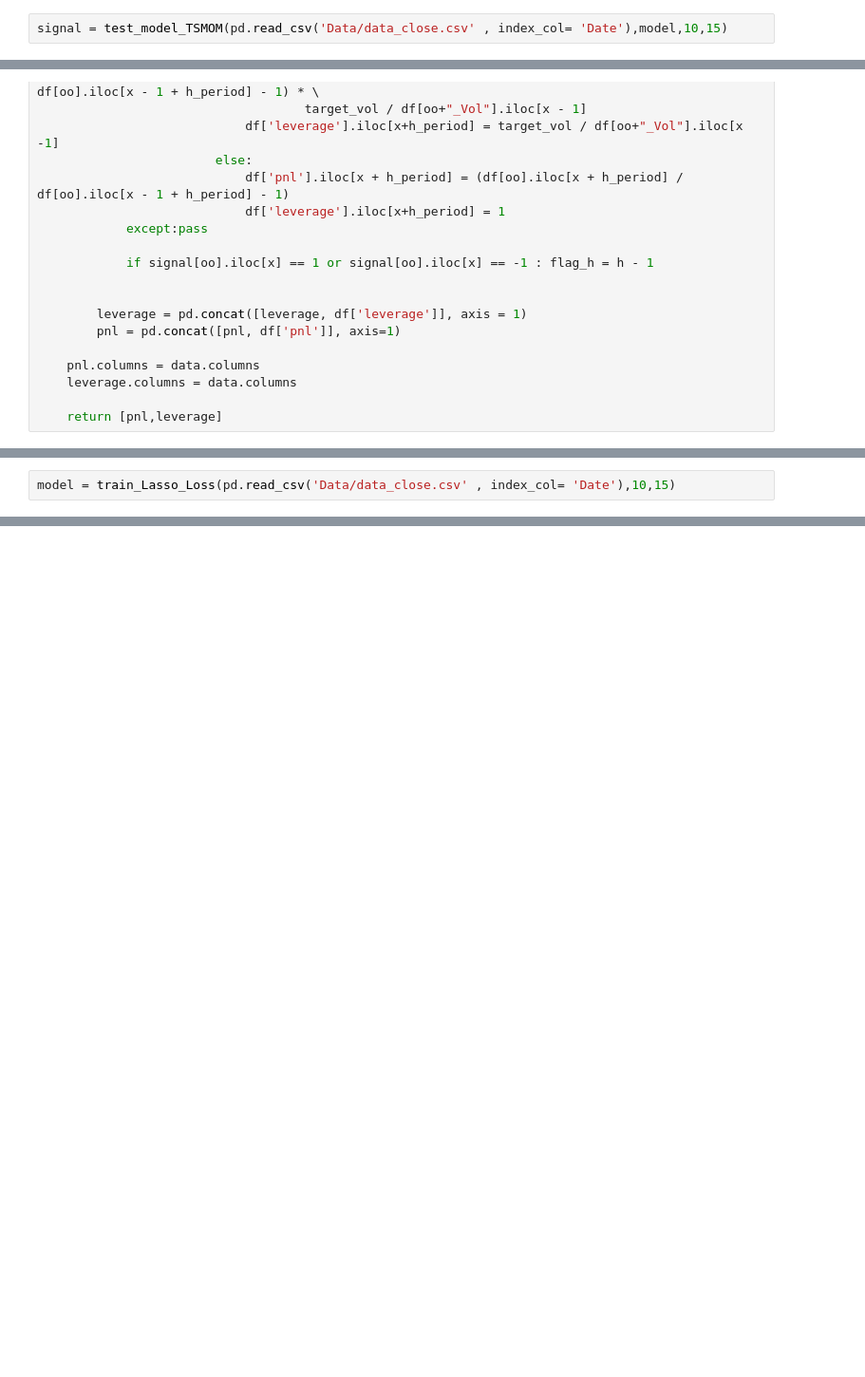
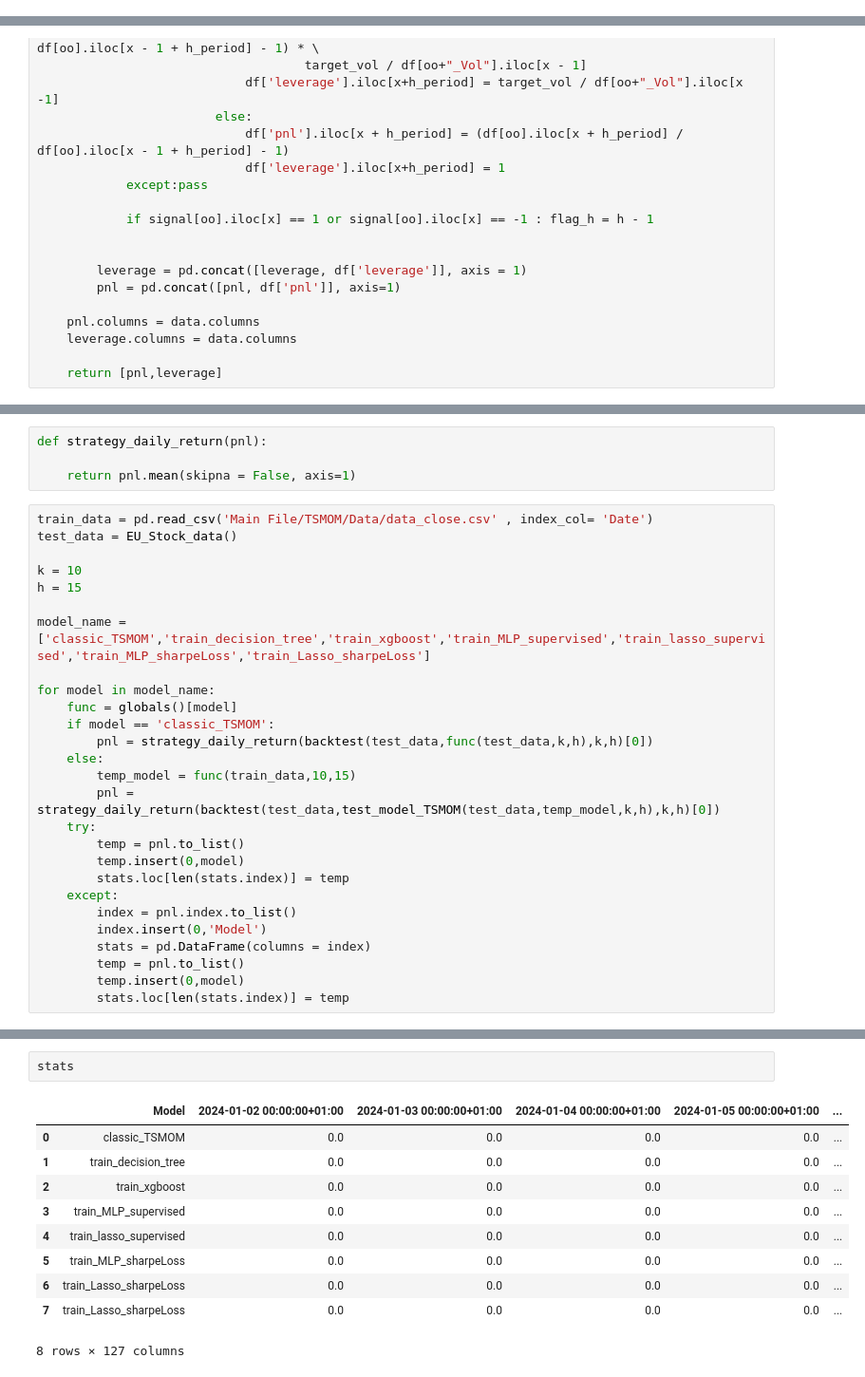
Before and after one commit to NotCodingWell/TSMOM, a Jupyter notebook: MLP_Lasso.ipynb, the cells around one changed output, grey strips where cells are left out. Shown: that part at 95% size. Saved outputs shown, nothing was run; the diff lists cells and outputs as text; blank space fills up the shorter version.

Commit message:
Adding models for comaprision

```diff
--- a/MLP_Lasso.ipynb
+++ b/MLP_Lasso.ipynb
@@ -179,5 +242,3 @@ def test_model_TSMOM(data, model,k,h):
 
 
     return signal
-# %%
-signal = test_model_TSMOM(pd.read_csv('Data/data_close.csv' , index_col= 'Date'),model,10,15)
@@ -363,2 +402,0 @@ def train_Lasso_Loss(data, k, h,lambda_val = .7):
-# %%
-model = train_Lasso_Loss(pd.read_csv('Data/data_close.csv' , index_col= 'Date'),10,15)
@@ -382,0 +403,31 @@ Epoch 100/100
+# %%
+def strategy_daily_return(pnl):
+
+    return pnl.mean(skipna = False, axis=1)
+# %%
+train_data = pd.read_csv('Main File/TSMOM/Data/data_close.csv' , index_col= 'Date')
+test_data = EU_Stock_data()
+
+k = 10
+h = 15
+
+model_name = ['classic_TSMOM','train_decision_tree','train_xgboost','train_MLP_supervised','train_lasso_supervised','train_MLP_sharpeLoss','train_Lasso_sharpeLoss']
+
+for model in model_name:
+    func = globals()[model]
+    if model == 'classic_TSMOM':
+        pnl = strategy_daily_return(backtest(test_data,func(test_data,k,h),k,h)[0])
+    else:
+        temp_model = func(train_data,10,15)
+        pnl = strategy_daily_return(backtest(test_data,test_model_TSMOM(test_data,temp_model,k,h),k,h)[0])
+    try:
+        temp = pnl.to_list()
+        temp.insert(0,model)
+        stats.loc[len(stats.index)] = temp
+    except:
+        index = pnl.index.to_list()
+        index.insert(0,'Model')
+        stats = pd.DataFrame(columns = index)
+        temp = pnl.to_list()
+        temp.insert(0,model)
+        stats.loc[len(stats.index)] = temp
@@ -382,0 +452,13 @@ Epoch 100/100
+# %%
+stats
+# %% [output]
+|  | Model | 2024-01-02 00:00:00+01:00 | 2024-01-03 00:00:00+01:00 | 2024-01-04 00:00:00+01:00 | 2024-01-05 00:00:00+01:00 | ... |
+| 0 | classic_TSMOM | 0.0 | 0.0 | 0.0 | 0.0 | ... |
+| 1 | train_decision_tree | 0.0 | 0.0 | 0.0 | 0.0 | ... |
+| 2 | train_xgboost | 0.0 | 0.0 | 0.0 | 0.0 | ... |
+| 3 | train_MLP_supervised | 0.0 | 0.0 | 0.0 | 0.0 | ... |
+| 4 | train_lasso_supervised | 0.0 | 0.0 | 0.0 | 0.0 | ... |
+| 5 | train_MLP_sharpeLoss | 0.0 | 0.0 | 0.0 | 0.0 | ... |
+| 6 | train_Lasso_sharpeLoss | 0.0 | 0.0 | 0.0 | 0.0 | ... |
+| 7 | train_Lasso_sharpeLoss | 0.0 | 0.0 | 0.0 | 0.0 | ... |
+8 rows × 127 columns
```
Also changed, not shown: parts of 22 cells of this notebook.
